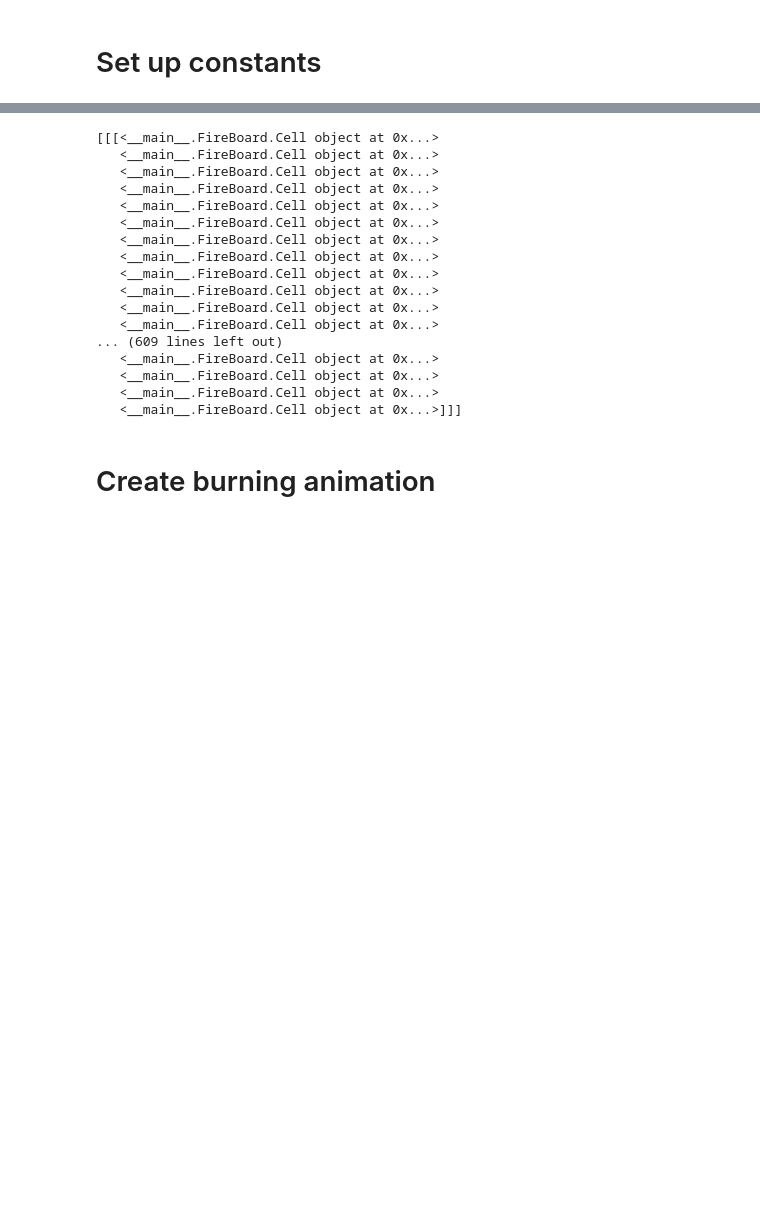
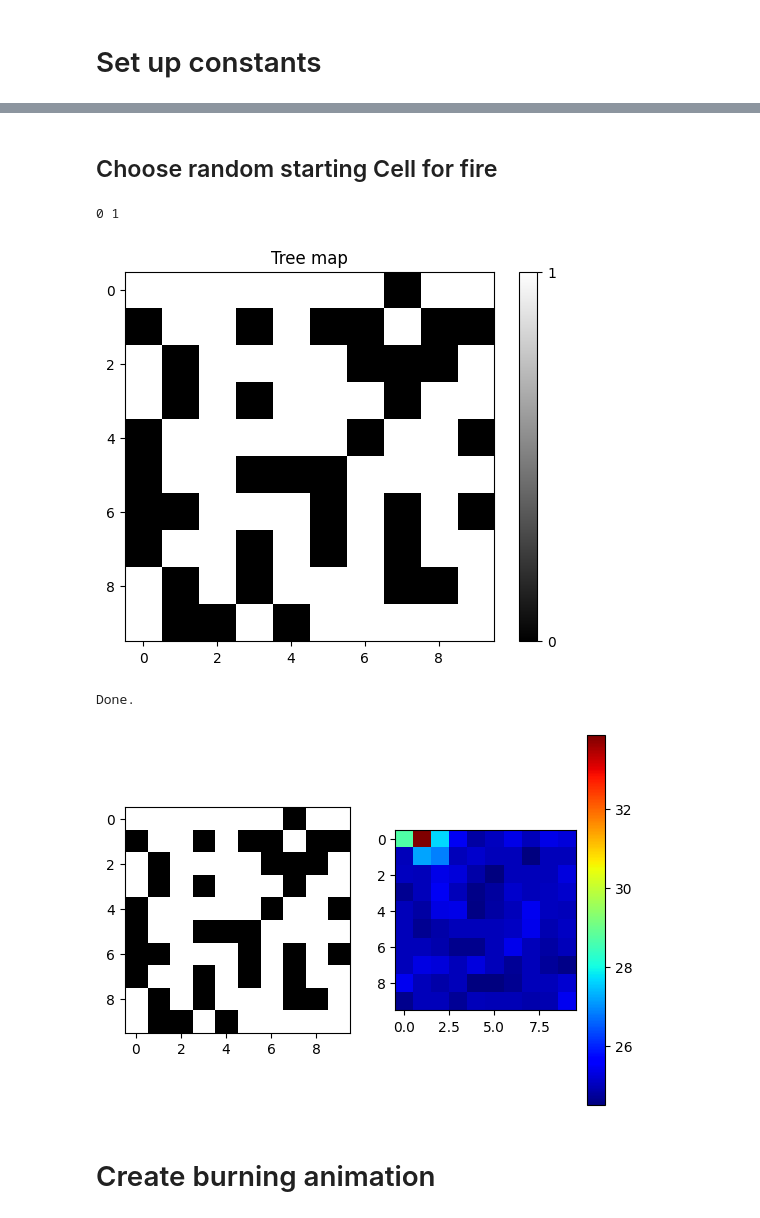
Before and after one commit to Legoman6157/cs420-final, a Jupyter notebook: final.ipynb, the cells around one changed output, grey strips where cells are left out. Drawn from its saved outputs; the diff is of its cells as text; code cells hidden in the pictures; blank space fills up the shorter version.

Commit message:
Set up FireBoard and began setting up some stuff for equations

```diff
--- a/final.ipynb
+++ b/final.ipynb
@@ -140,35 +285,45 @@ class FireBoard:
-# %%
-nrows=25
-ncols=25
-
-fb = FireBoard(nrows=nrows, ncols=ncols, tree_chance=.2)
-# im = plt.imshow(
-#     [[(fb.board[i][j].height > 0) for j in range(fb.cols)] for i in range(fb.rows)],
-#     cmap="gray"
-# )
-# plt.title("Tree map")
-# plt.colorbar(im, ticks=[0, 1])
-# fig, ax = fb.imshow_height()
-# fig, ax = fb.imshow_temp()
-# plt.show()
-# %% [output]
-[[[<__main__.FireBoard.Cell object at 0x...>
-   <__main__.FireBoard.Cell object at 0x...>
-   <__main__.FireBoard.Cell object at 0x...>
-   <__main__.FireBoard.Cell object at 0x...>
-   <__main__.FireBoard.Cell object at 0x...>
-   <__main__.FireBoard.Cell object at 0x...>
-   <__main__.FireBoard.Cell object at 0x...>
-   <__main__.FireBoard.Cell object at 0x...>
-   <__main__.FireBoard.Cell object at 0x...>
-   <__main__.FireBoard.Cell object at 0x...>
-   <__main__.FireBoard.Cell object at 0x...>
-   <__main__.FireBoard.Cell object at 0x...>
-... (609 lines left out)
-   <__main__.FireBoard.Cell object at 0x...>
-   <__main__.FireBoard.Cell object at 0x...>
-   <__main__.FireBoard.Cell object at 0x...>
-   <__main__.FireBoard.Cell object at 0x...>]]]
+# %% [markdown]
+## Choose random starting Cell for fire
+# %%
+fb = FireBoard(nrows=10, ncols=10)
+
+rx, ry = int(random.random()*fb.rows), int(random.random()*fb.cols)
+
+while True:
+    if fb.board[rx][ry].state == 0:
+        rx, ry = int(random.random()*fb.rows), int(random.random()*fb.cols)
+    else:
+        break
+print(rx, ry)
+
+fb.board[rx][ry].state = 3
+fb.board[rx][ry].temp = 250
+fb.board[rx][ry].tree_burning = .01
+
+plt.imshow([[fb.board[i][j].height > 0 for j in range(fb.cols)] for i in range(fb.rows)], cmap="gray")
+plt.title("Tree map")
+plt.colorbar(ticks=[0, 1])
+plt.show()
+
+fig, (ax0, ax1) = plt.subplots(1, 2)
+ax0.imshow([[fb.board[i][j].height > 0 for j in range(fb.cols)] for i in range(fb.rows)], cmap="gray")
+im = ax1.imshow([[fb.board[i][j].temp for j in range(fb.cols)] for i in range(fb.rows)], cmap="jet")
+fig.colorbar(im, ax=ax1)
+
+def animate(frame):
+    fb.update()
+    im.set_data([[fb.board[i][j].temp for j in range(fb.cols)] for i in range(fb.rows)])
+    im.autoscale()
+    return [im]
+
+anim = FuncAnimation(fig, animate, frames=40, interval=500)
+anim.save("burn.mp4")
+print("Done.")
+# %% [output]
+0 1
+[figure, added]
+Done.
+[figure, added]
 # %% [markdown]
 # Create burning animation
 # %%
```
Also changed, not shown: parts of 7 cells of this notebook.
